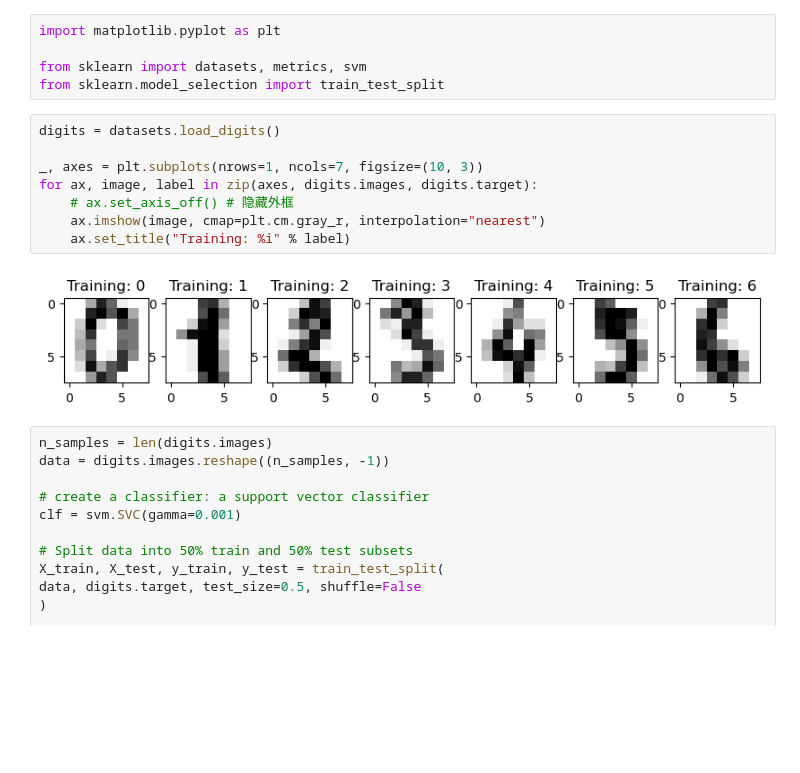
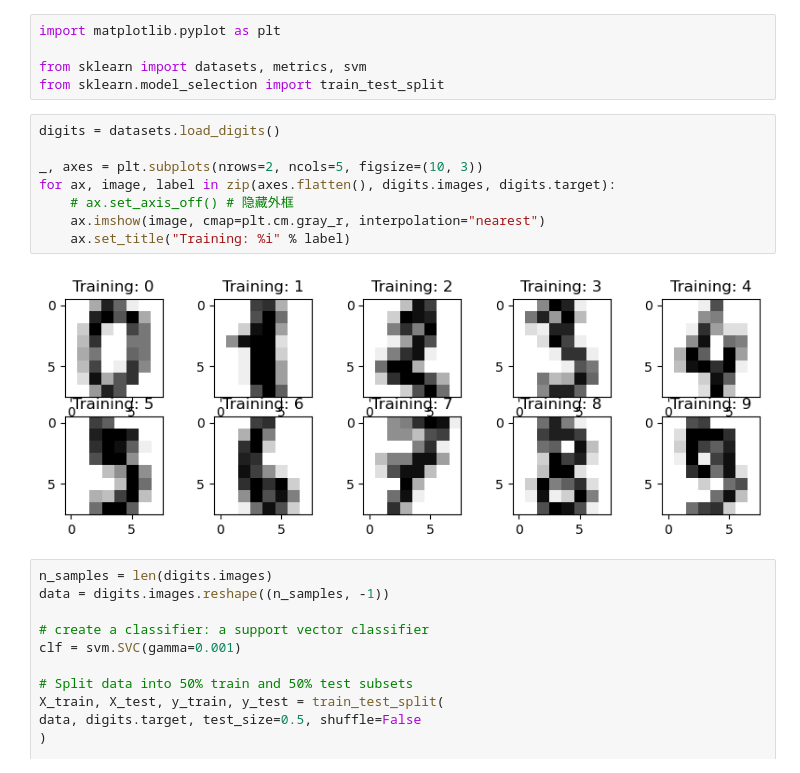
Before and after one commit to younthu/little_ai_zoo, a Jupyter notebook: MNIST/SVC.ipynb, the cells around one changed output. Cells and saved outputs as stored; diff of their text form; blank space fills up the shorter version.

```diff
--- a/MNIST/SVC.ipynb
+++ b/MNIST/SVC.ipynb
@@ -23,13 +23,13 @@ from sklearn.model_selection import train_test_split
 # %%
 digits = datasets.load_digits()
 
-_, axes = plt.subplots(nrows=1, ncols=7, figsize=(10, 3))
-for ax, image, label in zip(axes, digits.images, digits.target):
+_, axes = plt.subplots(nrows=2, ncols=5, figsize=(10, 3))
+for ax, image, label in zip(axes.flatten(), digits.images, digits.target):
     # ax.set_axis_off() # 隐藏外框
     ax.imshow(image, cmap=plt.cm.gray_r, interpolation="nearest")
     ax.set_title("Training: %i" % label)
 # %% [output]
-[figure, old version]
+[figure, new version]
 # %%
 n_samples = len(digits.images)
 data = digits.images.reshape((n_samples, -1))
```
Also changed, not shown: 2 other files.
